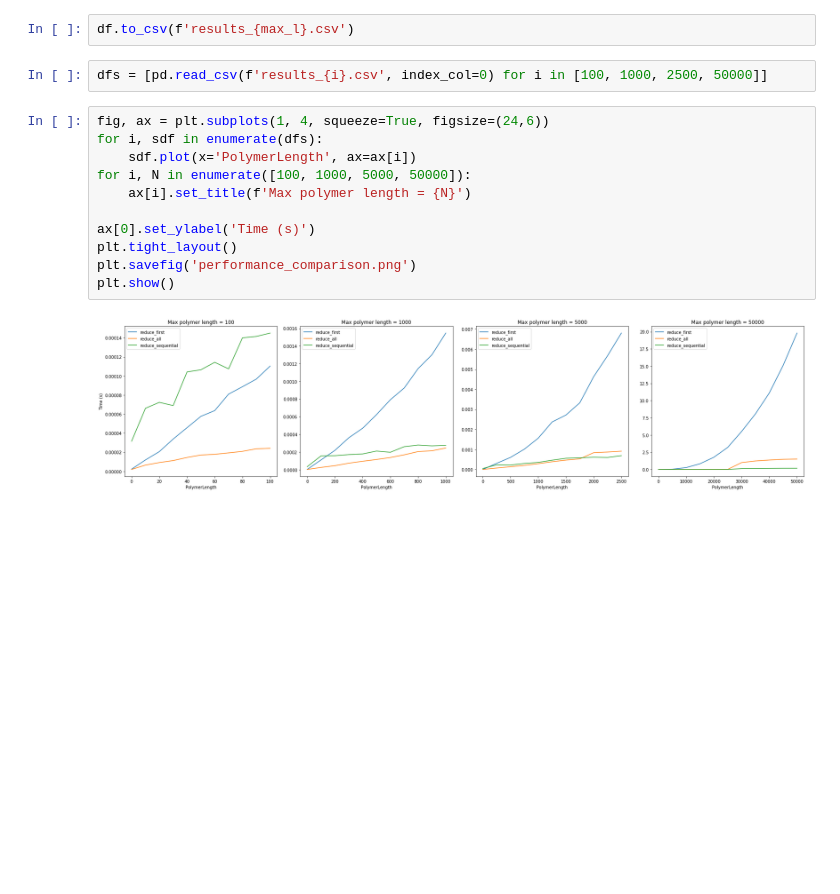
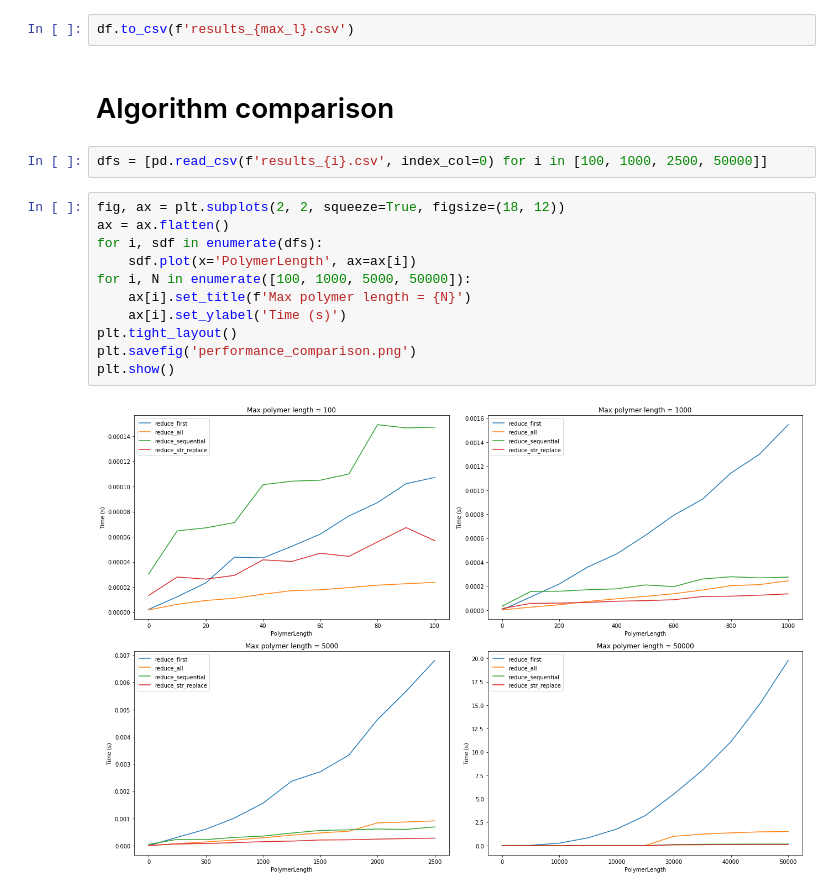
Before and after one commit to MarkNOakden/AdventOfCode, a Jupyter notebook: 18/05/Day 05 - Alchemical Reduction.ipynb, the cells around one changed output. Cells and saved outputs as stored; diff of their text form; blank space fills up the shorter version.

Commit message:
new algorithm reduce_str_replace

```diff
--- a/18/05/Day 05 - Alchemical Reduction.ipynb
+++ b/18/05/Day 05 - Alchemical Reduction.ipynb
@@ -197,17 +212,19 @@ df.plot(x='PolymerLength')
 # %%
 df.to_csv(f'results_{max_l}.csv')
+# %% [markdown]
+# Algorithm comparison
 # %%
 dfs = [pd.read_csv(f'results_{i}.csv', index_col=0) for i in [100, 1000, 2500, 50000]]
 # %%
-fig, ax = plt.subplots(1, 4, squeeze=True, figsize=(24,6))
+fig, ax = plt.subplots(2, 2, squeeze=True, figsize=(18, 12))
+ax = ax.flatten()
 for i, sdf in enumerate(dfs):
     sdf.plot(x='PolymerLength', ax=ax[i])
 for i, N in enumerate([100, 1000, 5000, 50000]):
     ax[i].set_title(f'Max polymer length = {N}')
-
-ax[0].set_ylabel('Time (s)')
+    ax[i].set_ylabel('Time (s)')
 plt.tight_layout()
 plt.savefig('performance_comparison.png')
 plt.show()
 # %% [output]
-[figure, old version]
+[figure, new version]
```
Also changed, not shown: parts of 12 cells of this notebook, 5 other files.
